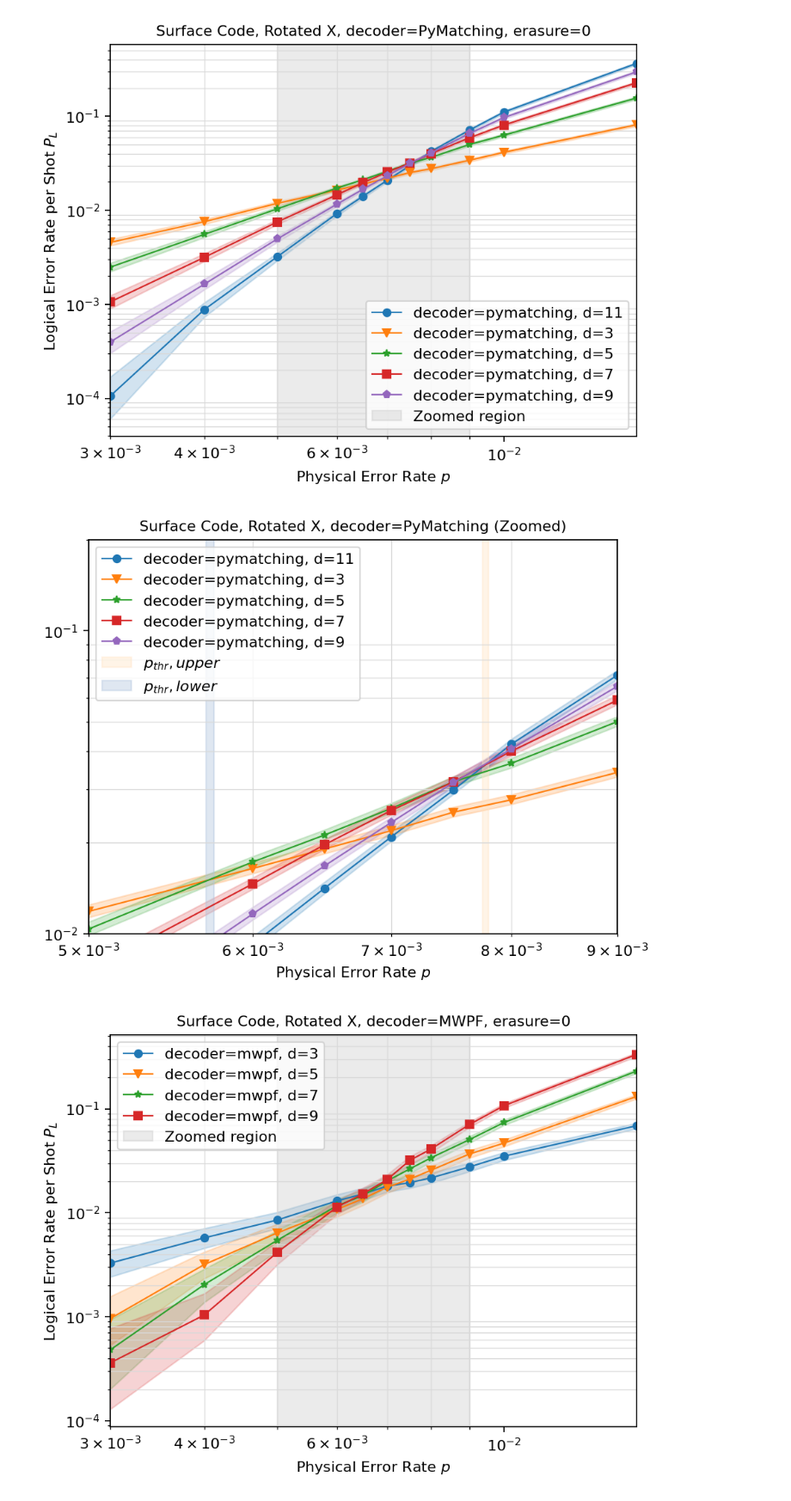
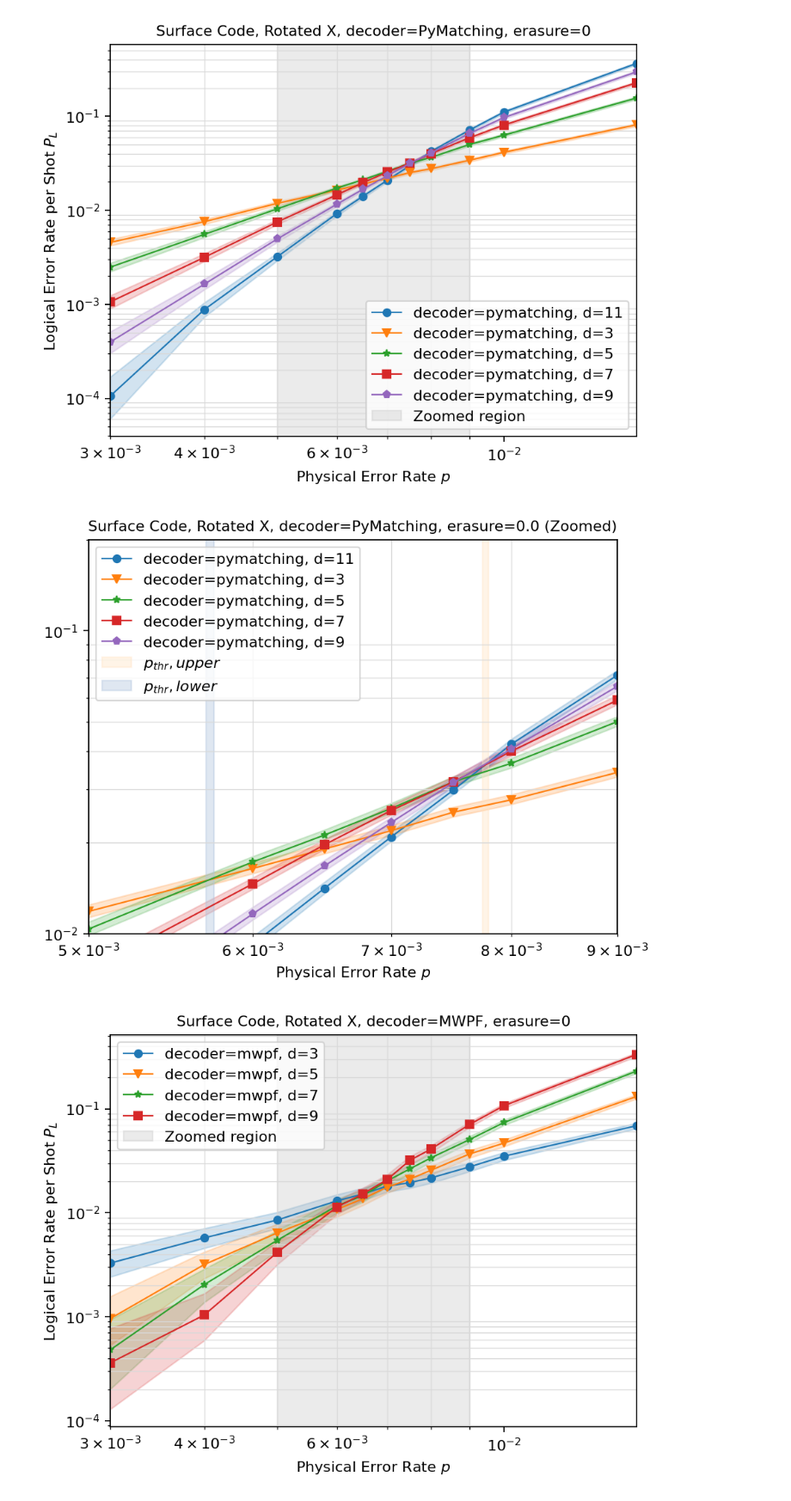
Before and after one commit to leigh-johnson/C191A-qubit-minesweeper, a Jupyter notebook: notebooks/fig1.ipynb, the cells around one changed output. Shown at 86% size. Saved outputs shown, nothing was run; the diff lists cells and outputs as text; code cells hidden in the pictures.

```diff
--- a/notebooks/fig1.ipynb
+++ b/notebooks/fig1.ipynb
@@ -43,35 +44,36 @@ fig.set_dpi(160)
 # %%
 fig, ax = plt.subplots(1, 1)
 sinter.plot_error_rate(
     ax=ax,
     stats=pymatching_stats,
     x_func=lambda stats: stats.json_metadata["p"],
     group_func=lambda stats: "decoder="
     + stats.json_metadata["decoder"]
     + ", d="
     + str(stats.json_metadata["d"]),
 )
 ax.loglog()
 ax.set_ylim(1e-2, 2e-1)
 ax.set_xlim(5e-3, 9e-3)
 ax.set_title(
-    "Surface Code, Rotated X, decoder=PyMatching (Zoomed)", fontdict=dict(fontsize=10)
+    "Surface Code, Rotated X, decoder=PyMatching, erasure=0.0 (Zoomed)",
+    fontdict=dict(fontsize=10),
 )
 ax.set_xlabel("Physical Error Rate $p$")
 # ax.set_ylabel("Logical Error Rate per Shot $P_L$")
 ax.grid(which="major")
 ax.grid(which="minor")
 
 
 # Plot a vertical line at pthresh
 plt.axvspan(7.75e-3, 7.8e-3, color="bisque", label="$p_{thr}, upper$", alpha=0.4)
 plt.axvspan(
     5.70e-3, 5.75e-3, color="lightsteelblue", label="$p_{thr}, lower$", alpha=0.4
 )
 ax.legend()
 fig.set_dpi(160)
 # %% [output]
-[figure, old version]
+[figure, new version]
 # %%
 ABLATION_FILES = [
     "../datasets/circuit=surface_code:rotated_memory_x/decoder=mwpf/erasure=0.0/solver=SolverSerialJointSingleHair/2025-11-27_d=3.csv",
```
Also changed, not shown: parts of 5 cells of this notebook, 6 other files.
